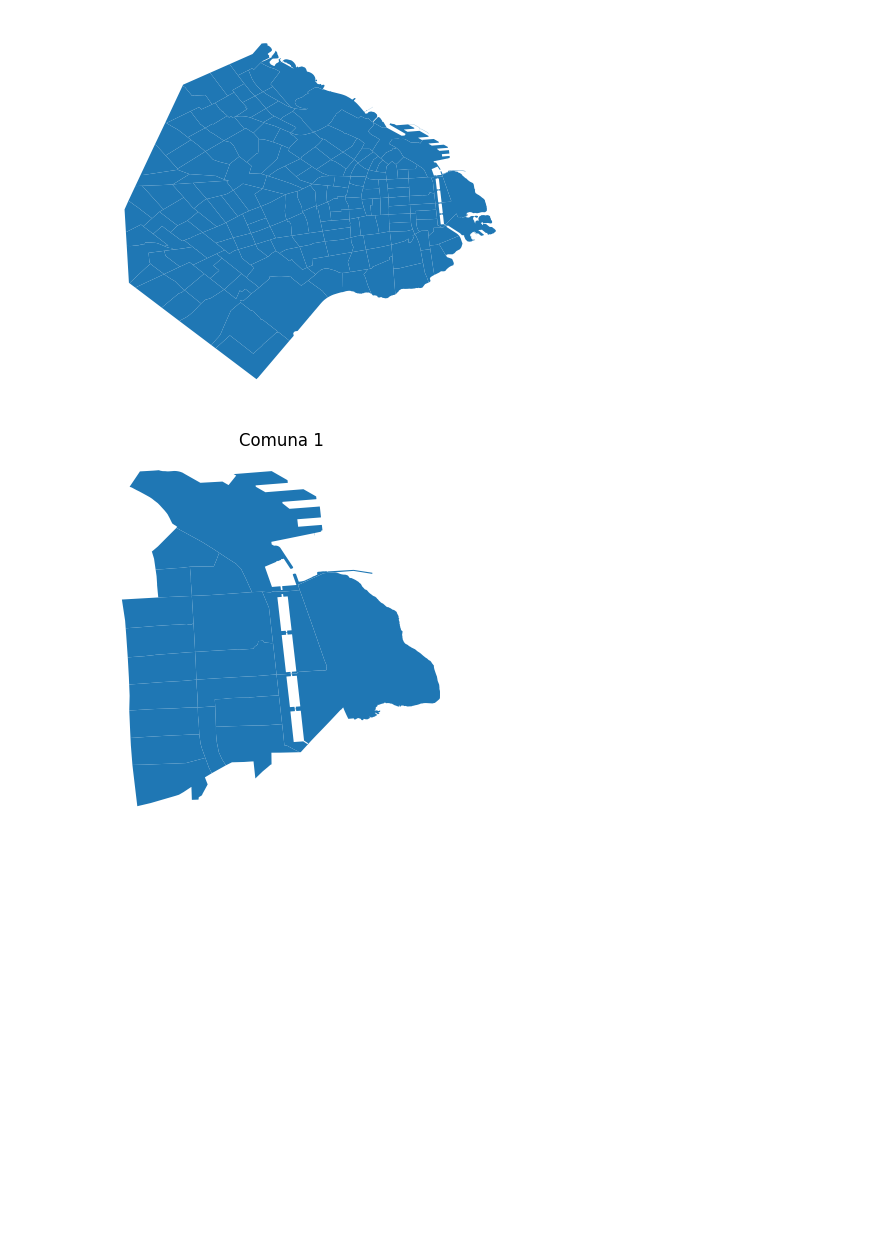
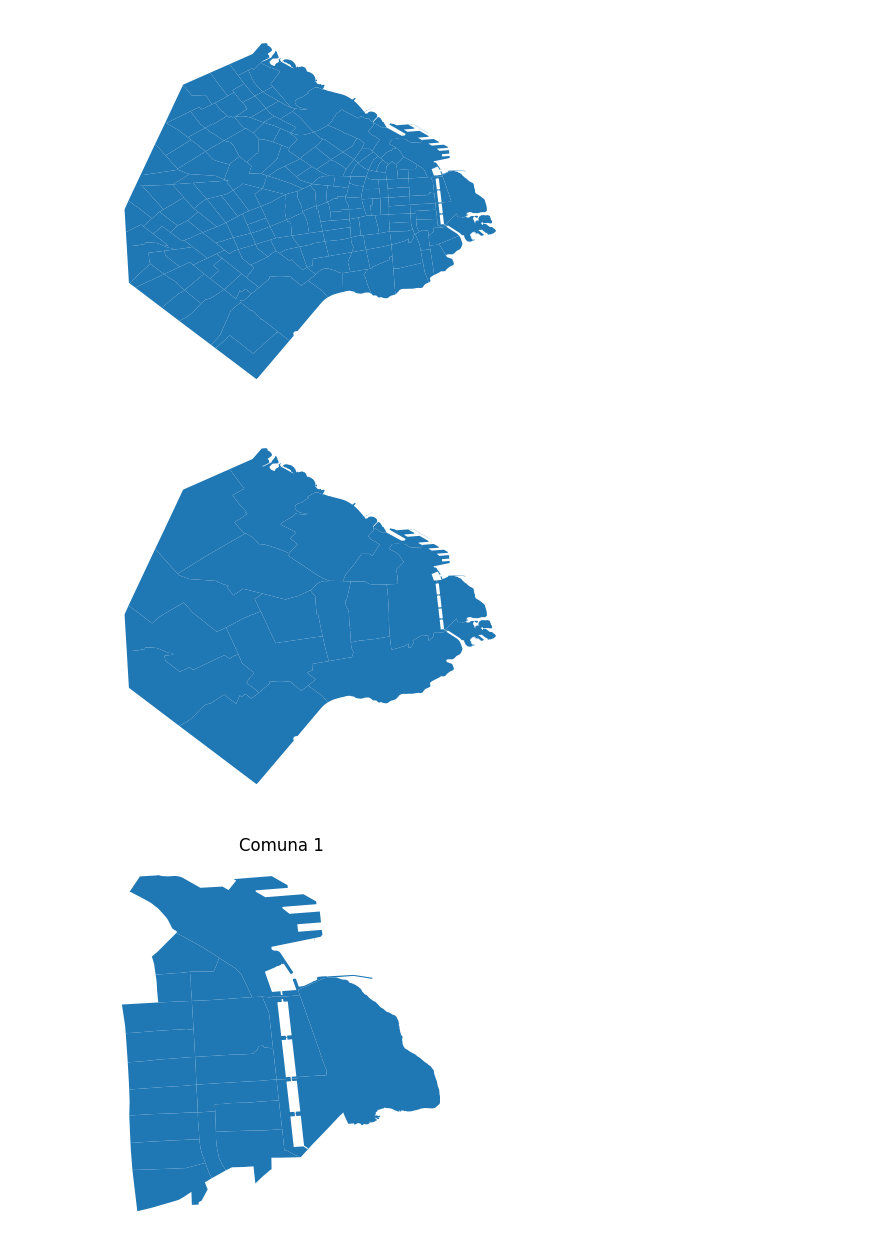
Before and after one commit to nicolasfaccini/Analisis-Elecciones-Generales-2023-Python, a Jupyter notebook: TrabajoGeneral.ipynb, the cells around one changed output. Drawn from its saved outputs; the diff is of its cells as text; code cells hidden in the pictures; blank space fills up the shorter version.

Commit message:
Agregamos folder de images + screenshots y algunas mejoras en mapas

```diff
--- a/TrabajoGeneral.ipynb
+++ b/TrabajoGeneral.ipynb
@@ -372,6 +372,23 @@ ax.set_yticks([])
 ax.set_frame_on(False)
 # %% [output]
 [figure]
+# %%
+gdf = gpd.GeoDataFrame(df_caba, geometry=gpd.GeoSeries.from_wkt(df_caba['WKT']))
+
+gdf_dissolved = gdf.dissolve(by='COMUNA')
+
+ax = gdf_dissolved.plot()
+
+ax.set_xlabel(None)
+ax.set_ylabel(None)
+ax.set_xticks([])
+ax.set_yticks([])
+ax.set_frame_on(False)
+
+
+plt.show()
+# %% [output]
+[figure, added]
 # %%
 for comuna in gdf['COMUNA'].unique():
     ax = gdf[gdf['COMUNA'] == comuna].plot()
```
Also changed, not shown: parts of 9 cells of this notebook, 2 other files.
